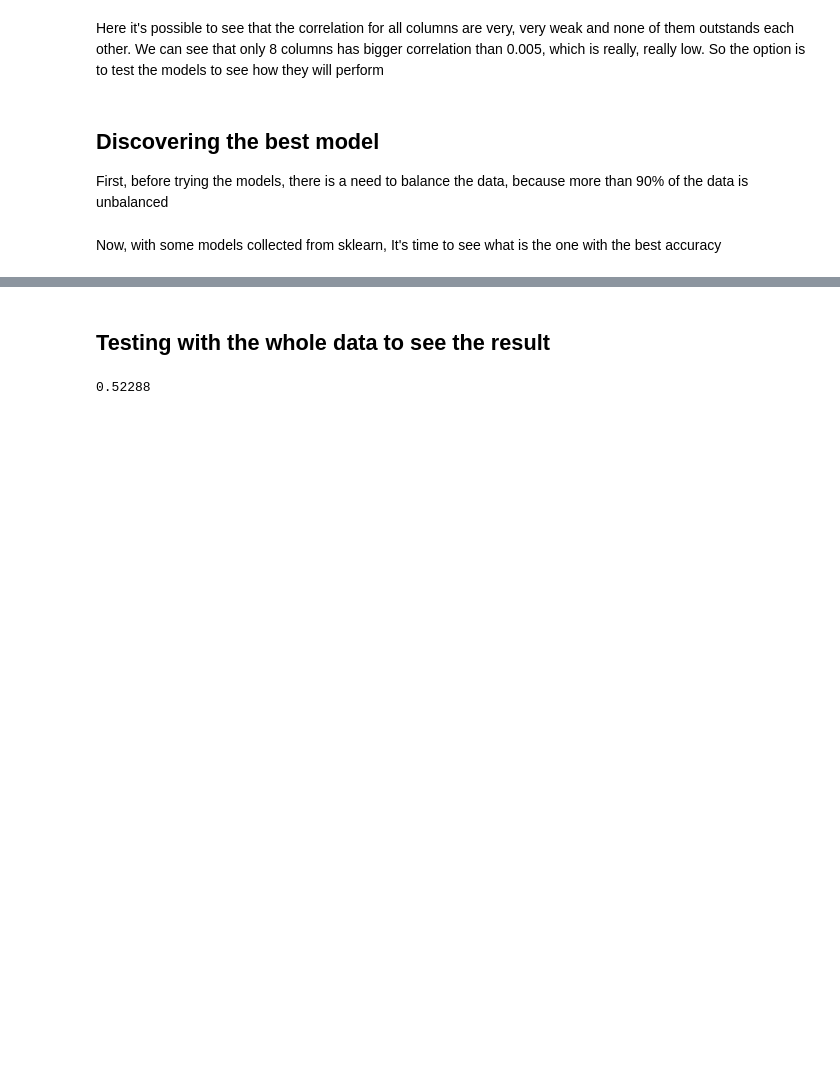
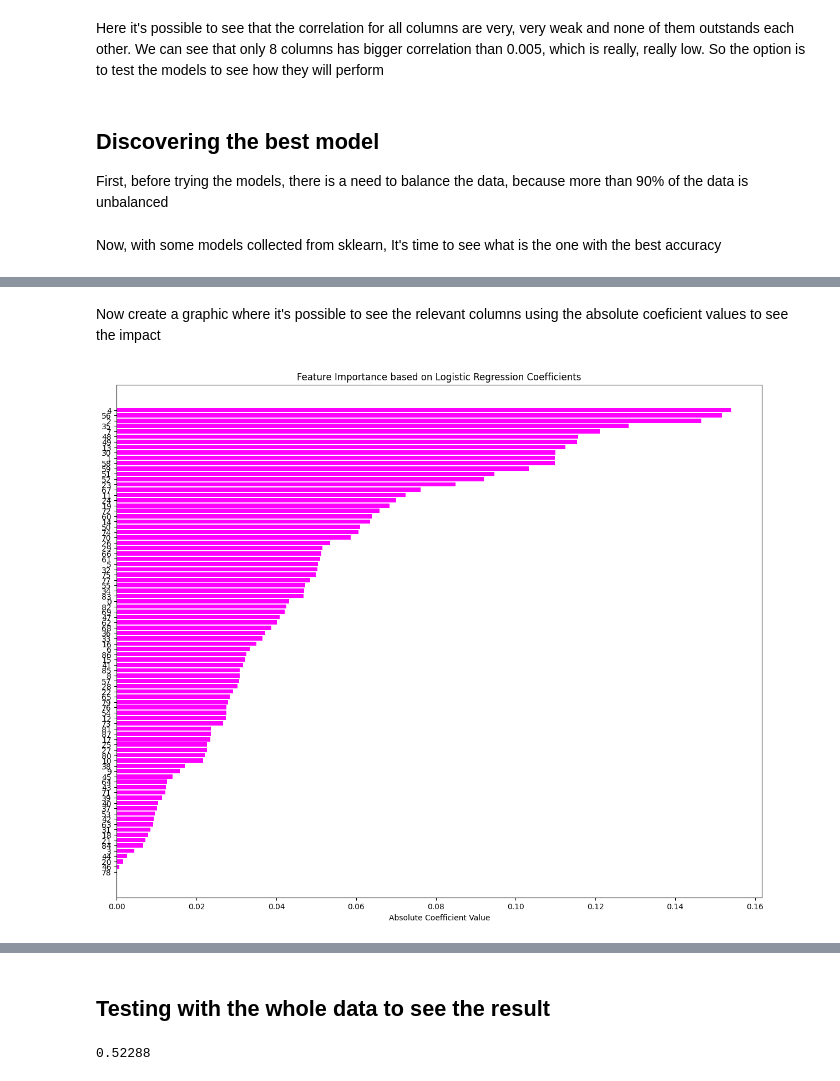
Before and after one commit to andonokar/task7, a Jupyter notebook: task7.ipynb, the cells around one changed output, grey strips where cells are left out. Cells and saved outputs as stored; diff of their text form; code cells hidden in the pictures; blank space fills up the shorter version.

Commit message:
Updated analysis for columns with model

```diff
--- a/task7.ipynb
+++ b/task7.ipynb
@@ -90,20 +87,12 @@ df_balanced = pd.concat([df_minority, df_majority_undersampled])
 # %% [markdown]
 Now, with some models collected from sklearn, It's time to see what is the one with the best accuracy
 # %%
-X = df_balanced.drop(columns=['convert'])
-y = df_balanced['convert']
+X = data_df.drop(columns=['convert'])
+y = data_df['convert']
 X_train, X_test, y_train, y_test = train_test_split(X, y, test_size=0.2, random_state=42)
 
-scaler = StandardScaler()
-X_train = scaler.fit_transform(X_train)
-X_test = scaler.transform(X_test)
-
 models = {
-    "Logistic Regression": LogisticRegression(),
-    "Random Forest": RandomForestClassifier(),
-    "Gradient Boosting": GradientBoostingClassifier(),
-    "Support Vector Machine": SVC(),
-    "k-Nearest Neighbors": KNeighborsClassifier()
+    "Logistic Regression": LogisticRegression()
 }
 
 best_model = None
@@ -130,0 +120,9 @@ Best Model: LogisticRegression() with Accuracy: 0.6465968586387435
+# %%
+coeficients = best_model.coef_[0]
+features_df = pd.DataFrame({
+    "Coefficients": coeficients,
+    "Features": X.columns,
+    "Absolute Coefficient": np.abs(coeficients)
+})
+features_df = features_df.sort_values(by="Absolute Coefficient", ascending=False)
+features_df.head(10)
@@ -130,0 +141,11 @@ Best Model: LogisticRegression() with Accuracy: 0.6465968586387435
+# %% [markdown]
+Now create a graphic where it's possible to see the relevant columns using the absolute coeficient values to see the impact
+# %%
+plt.figure(figsize=(15, 12))
+plt.barh(features_df['Features'], features_df['Absolute Coefficient'], color='magenta')
+plt.xlabel('Absolute Coefficient Value')
+plt.title('Feature Importance based on Logistic Regression Coefficients')
+plt.gca().invert_yaxis()
+plt.show()
+# %% [output]
+[figure, added]
```
Also changed, not shown: parts of 8 cells of this notebook.
